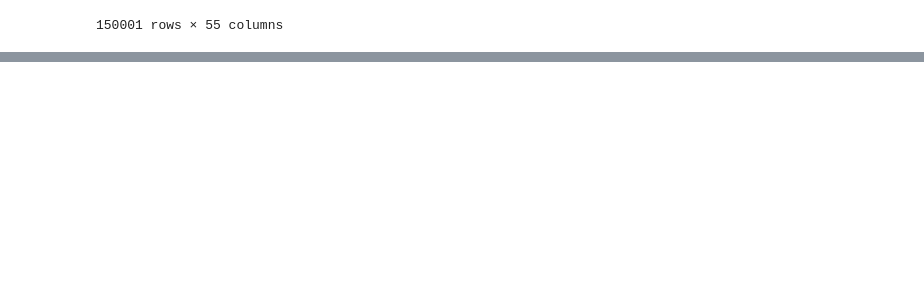
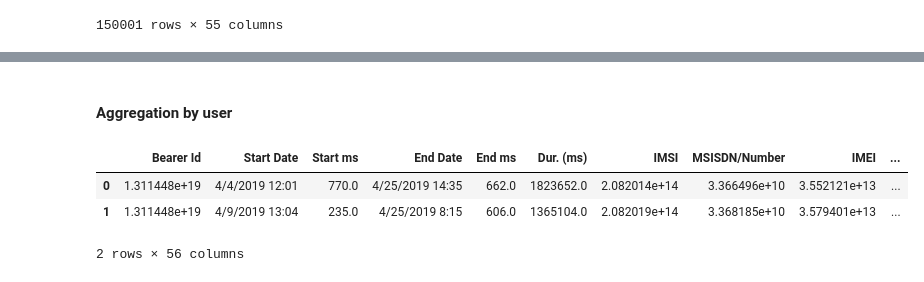
Before and after one commit to abrehamashebir/tellco-user-experience-analysis, a Jupyter notebook: notebooks/cleaned_telleco_data.ipynb, the cells around one changed output, grey strips where cells are left out. Drawn from its saved outputs; the diff is of its cells as text; code cells hidden in the pictures; blank space fills up the shorter version.

Commit message:
Visualizing User data

```diff
--- a/notebooks/cleaned_telleco_data.ipynb
+++ b/notebooks/cleaned_telleco_data.ipynb
@@ -32,0 +53,4 @@ telecom_data
+# %%
+telecom_data['Last Location Name'] = telecom_data['Last Location Name'].fillna(telecom_data['Last Location Name'].mode()[0])
+# %%
+telecom_data.dropna(inplace=True)
@@ -32,0 +136,2 @@ telecom_data
+# %%
+telecom_data['Manufacturer'] = telecom_data['Handset Type'].str.split().str[0]
@@ -32,0 +180,9 @@ telecom_data
+# %% [markdown]
+#### Aggregation by user
+# %%
+telecom_data.head(2)
+# %% [output]
+|  | Bearer Id | Start Date | Start ms | End Date | End ms | Dur. (ms) | IMSI | MSISDN/Number | IMEI | ... |
+| 0 | 1.311448e+19 | 4/4/2019 12:01 | 770.0 | 4/25/2019 14:35 | 662.0 | 1823652.0 | 2.082014e+14 | 3.366496e+10 | 3.552121e+13 | ... |
+| 1 | 1.311448e+19 | 4/9/2019 13:04 | 235.0 | 4/25/2019 8:15 | 606.0 | 1365104.0 | 2.082019e+14 | 3.368185e+10 | 3.579401e+13 | ... |
+2 rows × 56 columns
```
Also changed, not shown: parts of 22 cells of this notebook.
